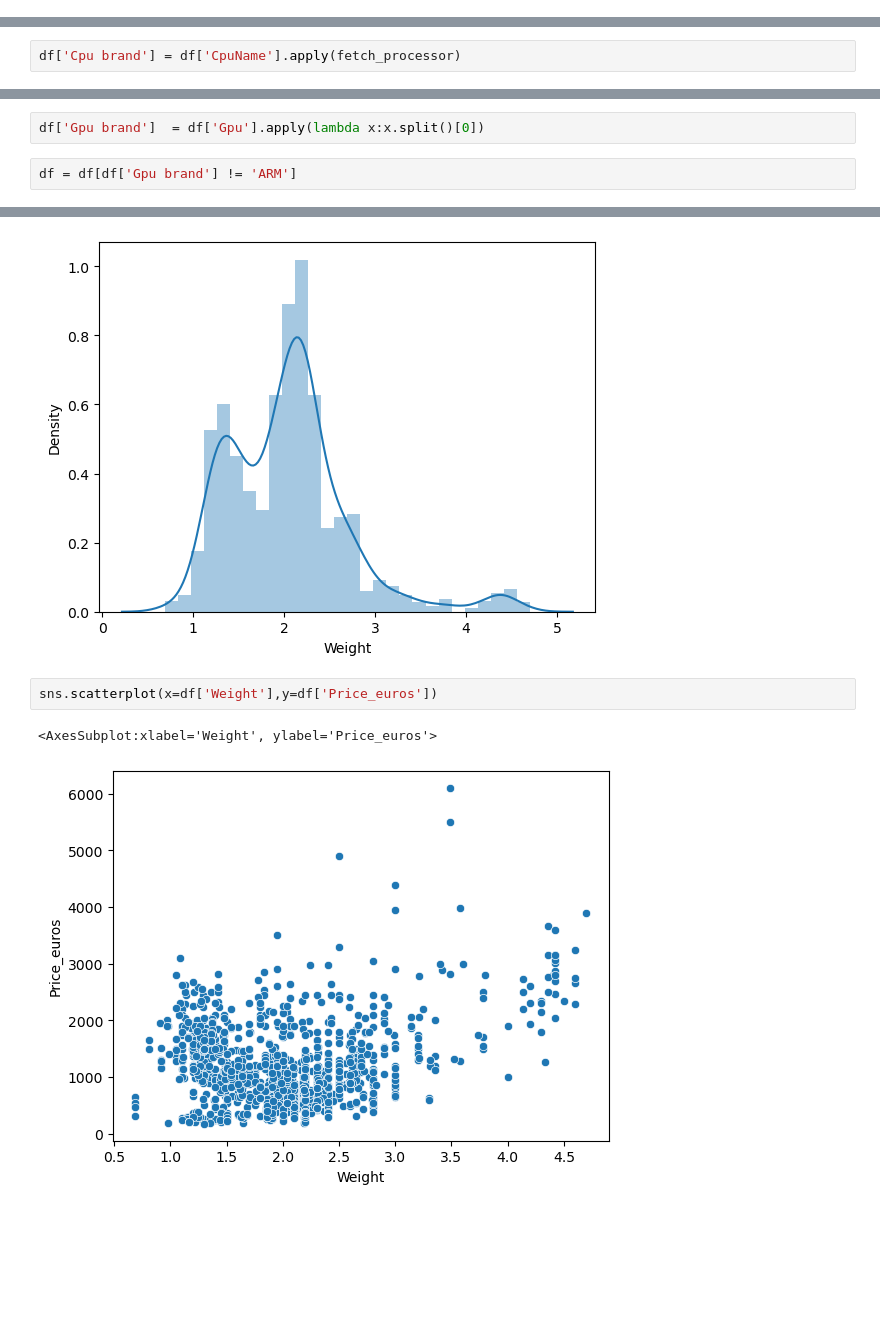
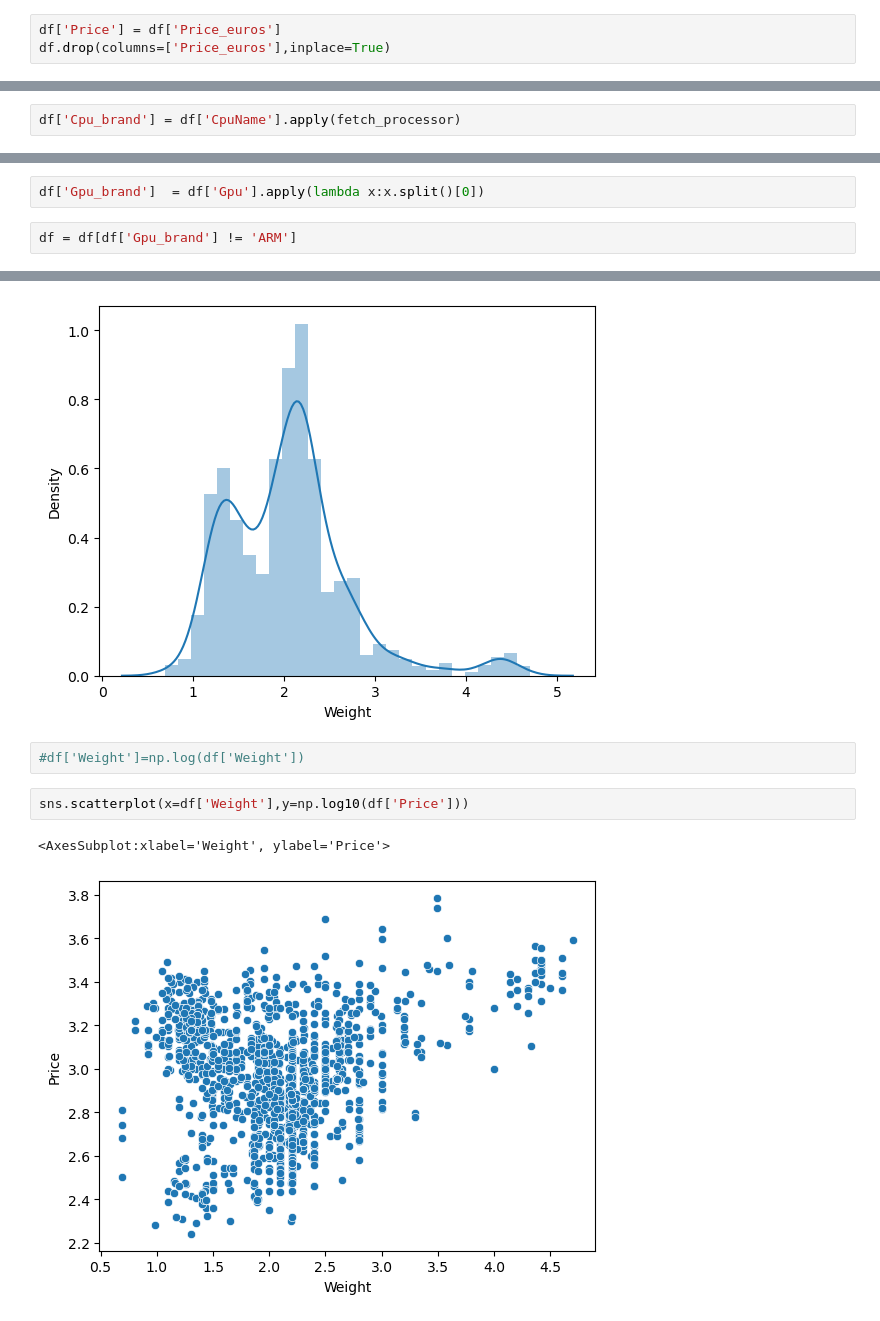
Before and after one commit to RossErskine/Kaggle-notebooks, a Jupyter notebook: Laptop prices.ipynb, the cells around one changed output, grey strips where cells are left out. Drawn from its saved outputs; the diff is of its cells as text; blank space fills up the shorter version.

```diff
--- a/Laptop prices.ipynb
+++ b/Laptop prices.ipynb
@@ -66,4 +74,7 @@ df.describe()
 df = df.drop('laptop_ID',axis=1)
 # %% [markdown]
 ## Price
+# %%
+df['Price'] = df['Price_euros']
+df.drop(columns=['Price_euros'],inplace=True)
 # %%
@@ -225,7 +241,7 @@ def fetch_processor(text):
         else:
             return 'AMD Processor'
 # %%
-df['Cpu brand'] = df['CpuName'].apply(fetch_processor)
+df['Cpu_brand'] = df['CpuName'].apply(fetch_processor)
 # %%
 df.drop(columns = ['Cpu', 'CpuName'], inplace = True)
 # %%
@@ -319,7 +335,7 @@ df.head()
 # %% [markdown]
 ## GPU
 # %%
-df['Gpu brand']  = df['Gpu'].apply(lambda x:x.split()[0])
+df['Gpu_brand']  = df['Gpu'].apply(lambda x:x.split()[0])
 # %%
-df = df[df['Gpu brand'] != 'ARM']
+df = df[df['Gpu_brand'] != 'ARM']
 # %%
@@ -393,8 +409,10 @@ sns.distplot(df['Weight'])
 # %% [output]
 <AxesSubplot:xlabel='Weight', ylabel='Density'>
 [figure]
+# %%
+#df['Weight']=np.log(df['Weight'])
 # %%
-sns.scatterplot(x=df['Weight'],y=df['Price_euros'])
+sns.scatterplot(x=df['Weight'],y=np.log10(df['Price']))
 # %% [output]
-<AxesSubplot:xlabel='Weight', ylabel='Price_euros'>
+<AxesSubplot:xlabel='Weight', ylabel='Price'>
-[figure, old version]
+[figure, new version]
```
Also changed, not shown: parts of 42 cells of this notebook.
